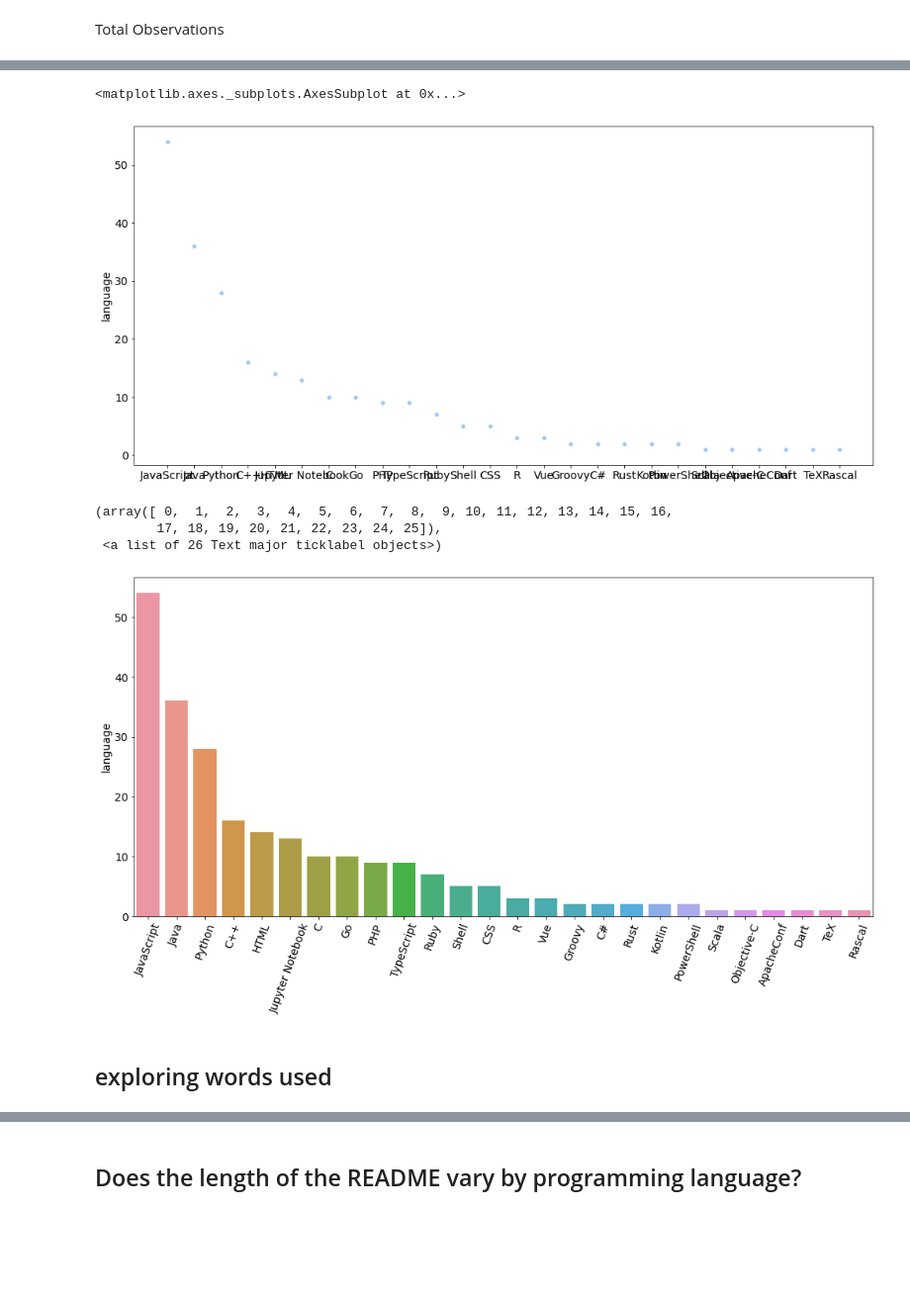
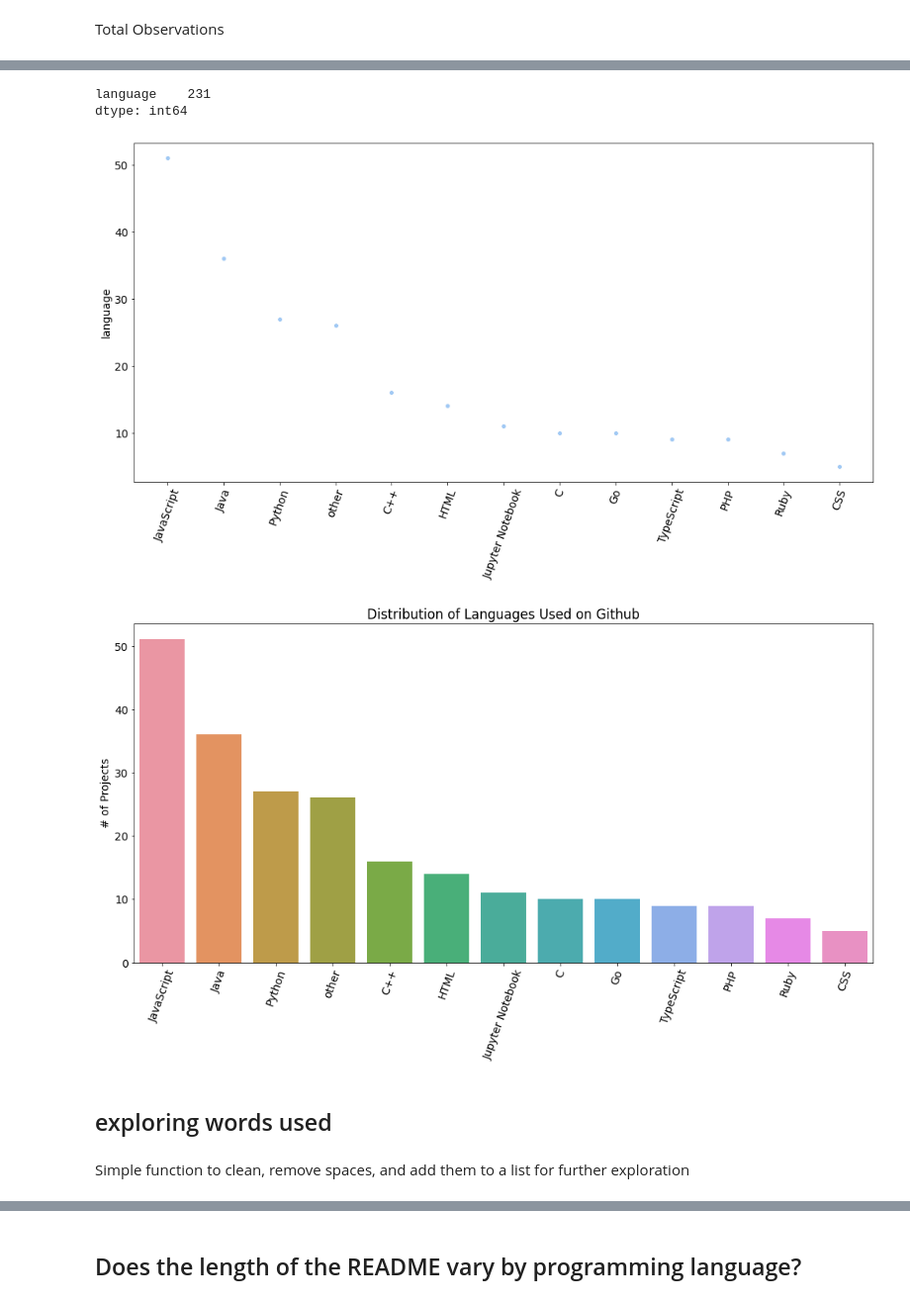
Before and after one commit to cobb-jiang-hartman-npl-project/github-repository-project, a Jupyter notebook: Jeremys_Repo/notes.ipynb, the cells around one changed output, grey strips where cells are left out. Shown at 99% size. Drawn from its saved outputs; the diff is of its cells as text; code cells hidden in the pictures; blank space fills up the shorter version.

Commit message:
added more exploration

```diff
--- a/Jeremys_Repo/notes.ipynb
+++ b/Jeremys_Repo/notes.ipynb
@@ -96,25 +102,54 @@ df_lang_count
+# %%
+def get_others(df):
+    '''
+    input pandas series with value counts, convert it into a dataframe
+    to get new dataframe with dataframe with others category which is the
+    sum of the data past the first 13 rows
+    '''
+    df.reset_index()
+    df2 = df[12:].sum()
+    df2 = pd.DataFrame(df2).reset_index()
+    df2 = df2.rename(columns={0:'language'})
+    df = df.append(df2)
+    df = df.drop(columns=(['index']))
+    df = df.rename(index={0:'other'})
+    df = df.sort_values(by='language', ascending=False)
+    data = df.iloc[:13]
+    return data
+# %%
+df_lang_count = get_others(df_lang_count)
+# %%
+df_lang_count.sum()
+# %% [output]
+language    231
+dtype: int64
 # %%
 plt.figure(figsize=(17,8))
 x = df_lang_count.index
 y = df_lang_count.language
 sns.scatterplot(data=df_lang_count, x=x, y=y)
+plt.xticks(rotation=70)
+
+plt.show()
 # %% [output]
-<matplotlib.axes._subplots.AxesSubplot at 0x...>
-[figure, old version]
+[figure, new version]
 # %%
 plt.figure(figsize=(17,8))
 x = df_lang_count.index
 y = df_lang_count.language
 sns.barplot(data=df_lang_count, x=x, y=y)
 
+plt.title("Distribution of Languages Used on Github")
+plt.ylabel('# of Projects')
+
 plt.xticks(rotation=70)
+plt.show()
 # %% [output]
-(array([ 0,  1,  2,  3,  4,  5,  6,  7,  8,  9, 10, 11, 12, 13, 14, 15, 16,
-        17, 18, 19, 20, 21, 22, 23, 24, 25]),
- <a list of 26 Text major ticklabel objects>)
-[figure, old version]
+[figure, new version]
 # %% [markdown]
 ## exploring words used
+# %% [markdown]
+Simple function to clean, remove spaces, and add them to a list for further exploration
 # %%
 def clean(text: str) -> list:
     'A simple function to cleanup text data'
```
Also changed, not shown: parts of 17 cells of this notebook, 1 other file.
